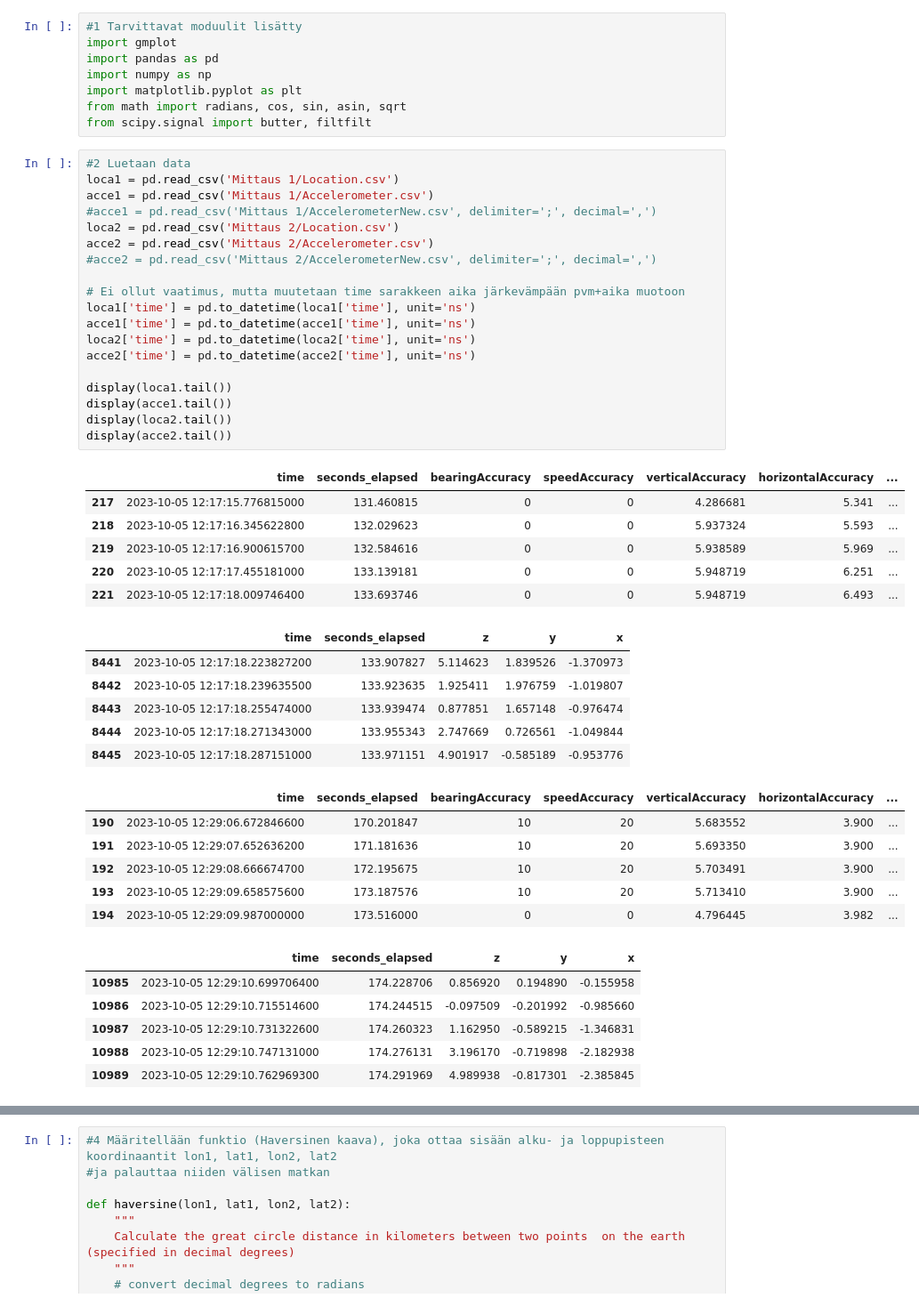
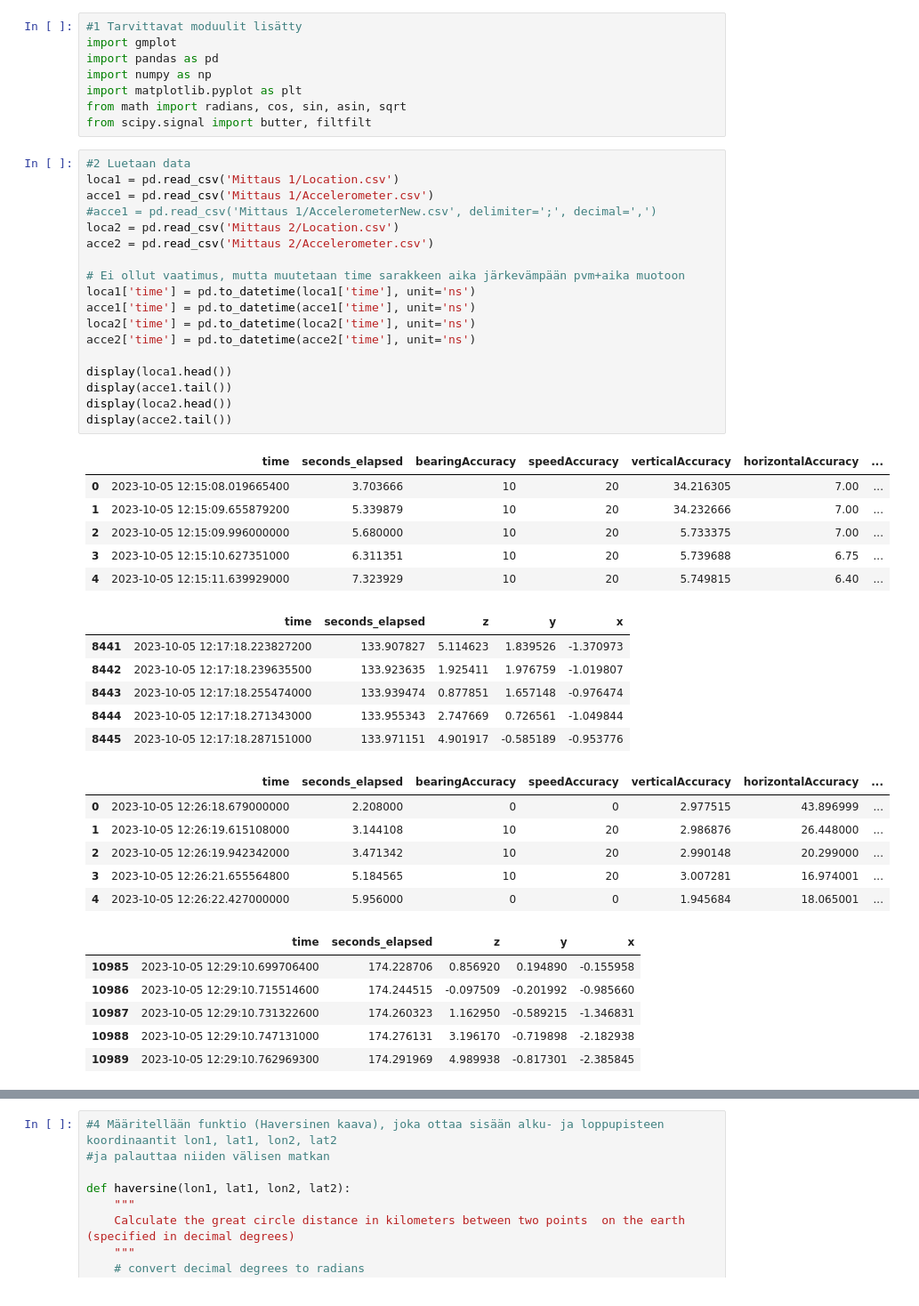
Before and after one commit to miikkaniska/Physics_homeworks, a Jupyter notebook: Harjoitustyo_M_Niska.ipynb, the cells around one changed output, grey strips where cells are left out. Shown: that part at 89% size. Saved outputs shown, nothing was run; the diff lists cells and outputs as text.

```diff
--- a/Harjoitustyo_M_Niska.ipynb
+++ b/Harjoitustyo_M_Niska.ipynb
@@ -9,29 +9,28 @@ from scipy.signal import butter, filtfilt
 # %%
 #2 Luetaan data
 loca1 = pd.read_csv('Mittaus 1/Location.csv')
 acce1 = pd.read_csv('Mittaus 1/Accelerometer.csv')
 #acce1 = pd.read_csv('Mittaus 1/AccelerometerNew.csv', delimiter=';', decimal=',')
 loca2 = pd.read_csv('Mittaus 2/Location.csv')
 acce2 = pd.read_csv('Mittaus 2/Accelerometer.csv')
-#acce2 = pd.read_csv('Mittaus 2/AccelerometerNew.csv', delimiter=';', decimal=',')
 
 # Ei ollut vaatimus, mutta muutetaan time sarakkeen aika järkevämpään pvm+aika muotoon
 loca1['time'] = pd.to_datetime(loca1['time'], unit='ns')
 acce1['time'] = pd.to_datetime(acce1['time'], unit='ns')
 loca2['time'] = pd.to_datetime(loca2['time'], unit='ns')
 acce2['time'] = pd.to_datetime(acce2['time'], unit='ns')
 
-display(loca1.tail())
+display(loca1.head())
 display(acce1.tail())
-display(loca2.tail())
+display(loca2.head())
 display(acce2.tail())
 # %% [output]
 |  | time | seconds_elapsed | bearingAccuracy | speedAccuracy | verticalAccuracy | horizontalAccuracy | ... |
-| 217 | 2023-10-05 12:17:15.776815000 | 131.460815 | 0 | 0 | 4.286681 | 5.341 | ... |
-| 218 | 2023-10-05 12:17:16.345622800 | 132.029623 | 0 | 0 | 5.937324 | 5.593 | ... |
-| 219 | 2023-10-05 12:17:16.900615700 | 132.584616 | 0 | 0 | 5.938589 | 5.969 | ... |
-| 220 | 2023-10-05 12:17:17.455181000 | 133.139181 | 0 | 0 | 5.948719 | 6.251 | ... |
-| 221 | 2023-10-05 12:17:18.009746400 | 133.693746 | 0 | 0 | 5.948719 | 6.493 | ... |
+| 0 | 2023-10-05 12:15:08.019665400 | 3.703666 | 10 | 20 | 34.216305 | 7.00 | ... |
+| 1 | 2023-10-05 12:15:09.655879200 | 5.339879 | 10 | 20 | 34.232666 | 7.00 | ... |
+| 2 | 2023-10-05 12:15:09.996000000 | 5.680000 | 10 | 20 | 5.733375 | 7.00 | ... |
+| 3 | 2023-10-05 12:15:10.627351000 | 6.311351 | 10 | 20 | 5.739688 | 6.75 | ... |
+| 4 | 2023-10-05 12:15:11.639929000 | 7.323929 | 10 | 20 | 5.749815 | 6.40 | ... |
 |  | time | seconds_elapsed | z | y | x |
 | 8441 | 2023-10-05 12:17:18.223827200 | 133.907827 | 5.114623 | 1.839526 | -1.370973 |
 | 8442 | 2023-10-05 12:17:18.239635500 | 133.923635 | 1.925411 | 1.976759 | -1.019807 |
@@ -39,11 +38,11 @@ display(acce2.tail())
 | 8444 | 2023-10-05 12:17:18.271343000 | 133.955343 | 2.747669 | 0.726561 | -1.049844 |
 | 8445 | 2023-10-05 12:17:18.287151000 | 133.971151 | 4.901917 | -0.585189 | -0.953776 |
 |  | time | seconds_elapsed | bearingAccuracy | speedAccuracy | verticalAccuracy | horizontalAccuracy | ... |
-| 190 | 2023-10-05 12:29:06.672846600 | 170.201847 | 10 | 20 | 5.683552 | 3.900 | ... |
-| 191 | 2023-10-05 12:29:07.652636200 | 171.181636 | 10 | 20 | 5.693350 | 3.900 | ... |
-| 192 | 2023-10-05 12:29:08.666674700 | 172.195675 | 10 | 20 | 5.703491 | 3.900 | ... |
-| 193 | 2023-10-05 12:29:09.658575600 | 173.187576 | 10 | 20 | 5.713410 | 3.900 | ... |
-| 194 | 2023-10-05 12:29:09.987000000 | 173.516000 | 0 | 0 | 4.796445 | 3.982 | ... |
+| 0 | 2023-10-05 12:26:18.679000000 | 2.208000 | 0 | 0 | 2.977515 | 43.896999 | ... |
+| 1 | 2023-10-05 12:26:19.615108000 | 3.144108 | 10 | 20 | 2.986876 | 26.448000 | ... |
+| 2 | 2023-10-05 12:26:19.942342000 | 3.471342 | 10 | 20 | 2.990148 | 20.299000 | ... |
+| 3 | 2023-10-05 12:26:21.655564800 | 5.184565 | 10 | 20 | 3.007281 | 16.974001 | ... |
+| 4 | 2023-10-05 12:26:22.427000000 | 5.956000 | 0 | 0 | 1.945684 | 18.065001 | ... |
 |  | time | seconds_elapsed | z | y | x |
 | 10985 | 2023-10-05 12:29:10.699706400 | 174.228706 | 0.856920 | 0.194890 | -0.155958 |
 | 10986 | 2023-10-05 12:29:10.715514600 | 174.244515 | -0.097509 | -0.201992 | -0.985660 |
```
Also changed, not shown: parts of 4 cells of this notebook.
